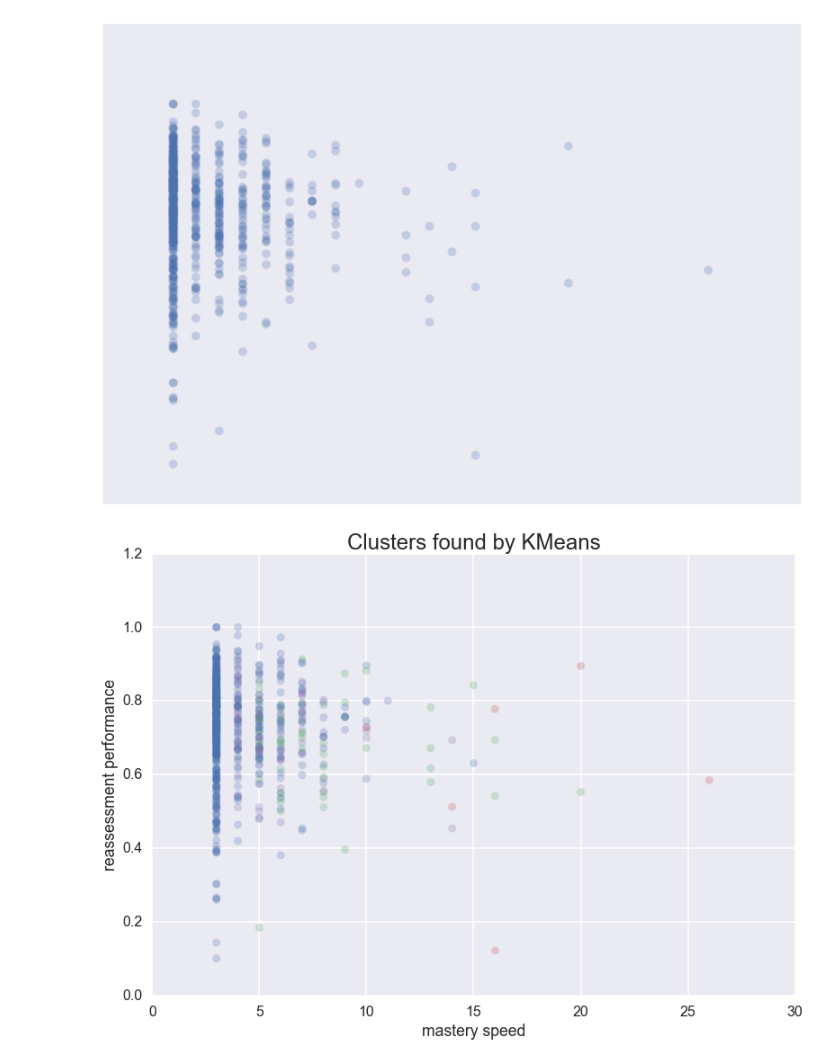
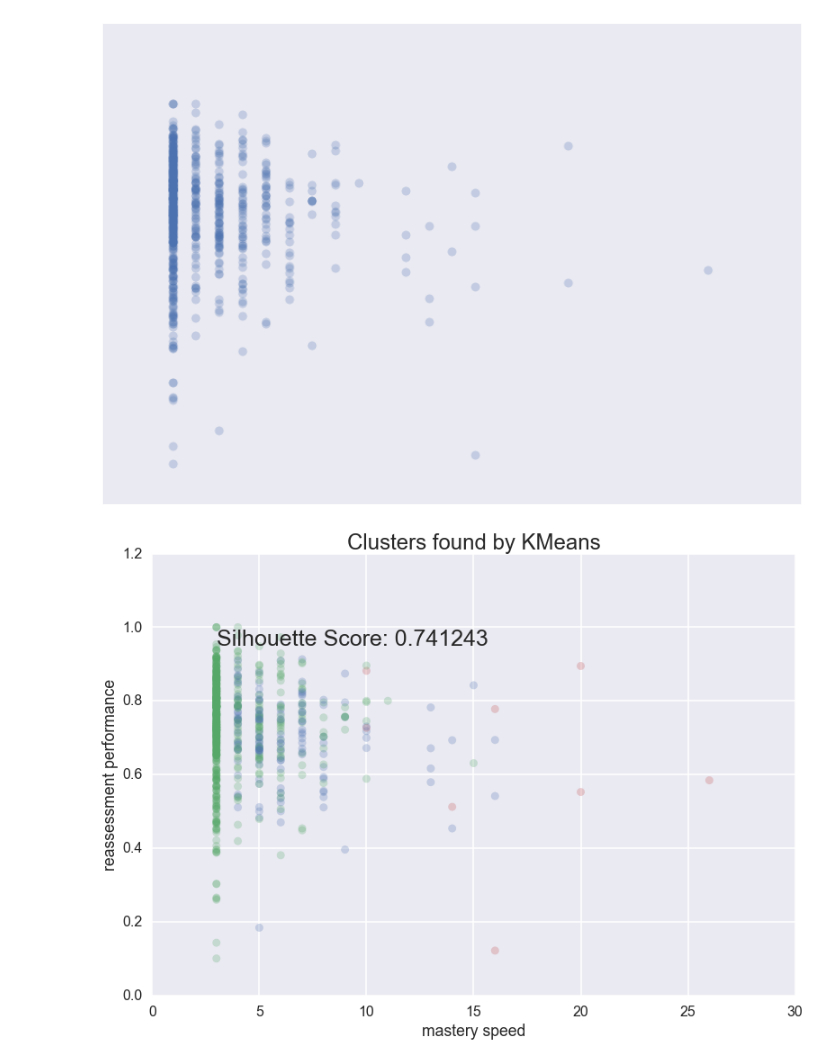
Before and after one commit to beardeer/playground, a Jupyter notebook: clustering.ipynb, the cells around one changed output. Saved outputs shown, nothing was run; the diff lists cells and outputs as text; code cells hidden in the pictures.

```diff
--- a/clustering.ipynb
+++ b/clustering.ipynb
@@ -46,10 +50,11 @@ def plot_clusters(data, all_data, algorithm, args, kwds):
     plt.title('Clusters found by {}'.format(str(algorithm.__name__)), fontsize=24)
     plt.xlabel('mastery speed')
     plt.ylabel('reassessment performance')
-#     plt.text(-0.5, 0.7, 'Clustering took {:.2f} s'.format(end_time - start_time), fontsize=14)
+    silhouette_avg = silhouette_score(data, labels)
+    plt.text(3, 0.95, 'Silhouette Score: %4f'% silhouette_avg, fontsize=25)
     return labels
 # %%
-labels_k1 = plot_clusters(data[:,1:], data, cluster.KMeans, (), {'n_clusters':n_clusters})
+labels_k1 = plot_clusters(data[:,1:], data, cluster.KMeans, (), {'n_clusters':2})
 # %% [output]
-[figure, old version]
+[figure, new version]
 # %%
```
Also changed, not shown: parts of 10 cells of this notebook.
